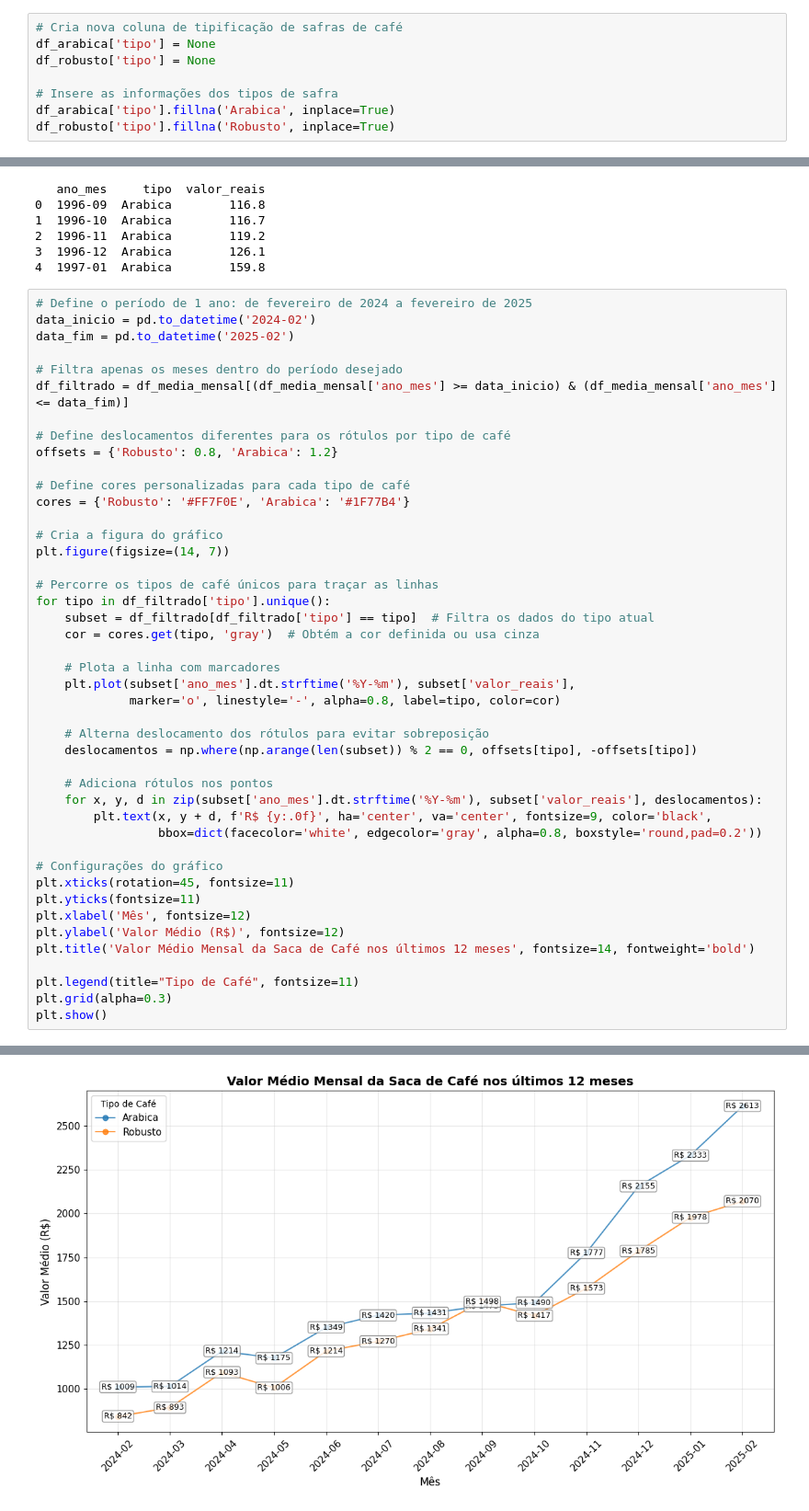
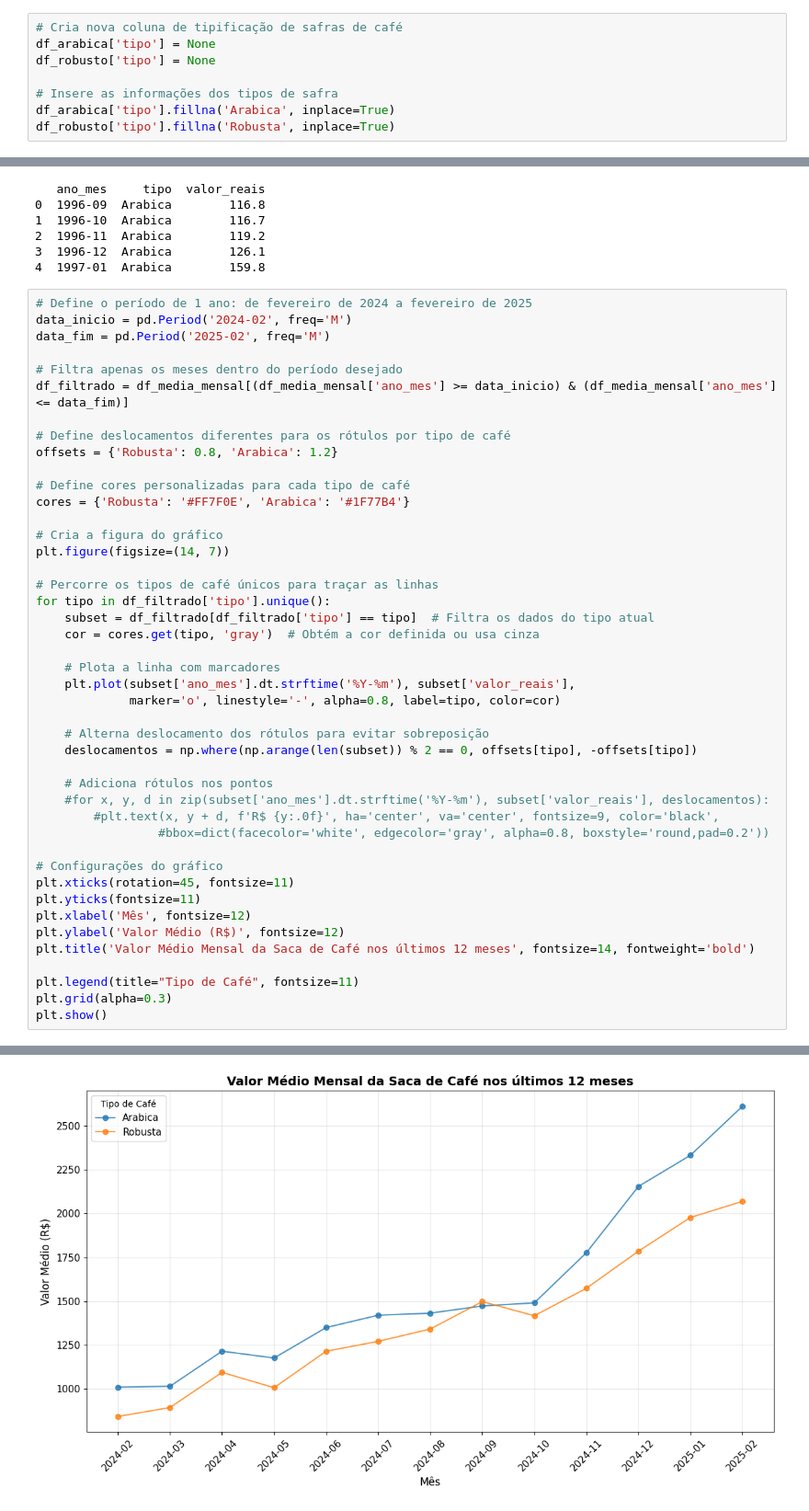
Before and after one commit to adrianomsn/analise_cafe, a Jupyter notebook: analise_cafe.ipynb, the cells around one changed output, grey strips where cells are left out. Shown at 92% size. Drawn from its saved outputs; the diff is of its cells as text.

Commit message:
Adiciona gráfico sem rótulos de dados visando melhorar visualização de dados

```diff
--- a/analise_cafe.ipynb
+++ b/analise_cafe.ipynb
@@ -24,7 +24,7 @@ df_robusto['tipo'] = None
 
 # Insere as informações dos tipos de safra
 df_arabica['tipo'].fillna('Arabica', inplace=True)
-df_robusto['tipo'].fillna('Robusto', inplace=True)
+df_robusto['tipo'].fillna('Robusta', inplace=True)
 # %% [output]
 The behavior will change in pandas 3.0. This inplace method will never work because the intermediate object on which we are setting values always behaves as a copy.
 
@@ -99,17 +98,17 @@ print(df_media_mensal.head())
 4  1997-01  Arabica        159.8
 # %%
 # Define o período de 1 ano: de fevereiro de 2024 a fevereiro de 2025
-data_inicio = pd.to_datetime('2024-02')
-data_fim = pd.to_datetime('2025-02')
+data_inicio = pd.Period('2024-02', freq='M')
+data_fim = pd.Period('2025-02', freq='M')
 
 # Filtra apenas os meses dentro do período desejado
 df_filtrado = df_media_mensal[(df_media_mensal['ano_mes'] >= data_inicio) & (df_media_mensal['ano_mes'] <= data_fim)]
 
 # Define deslocamentos diferentes para os rótulos por tipo de café
-offsets = {'Robusto': 0.8, 'Arabica': 1.2}
+offsets = {'Robusta': 0.8, 'Arabica': 1.2}
 
 # Define cores personalizadas para cada tipo de café
-cores = {'Robusto': '#FF7F0E', 'Arabica': '#1F77B4'}
+cores = {'Robusta': '#FF7F0E', 'Arabica': '#1F77B4'}
 
 # Cria a figura do gráfico
 plt.figure(figsize=(14, 7))
@@ -127,9 +126,9 @@ for tipo in df_filtrado['tipo'].unique():
     deslocamentos = np.where(np.arange(len(subset)) % 2 == 0, offsets[tipo], -offsets[tipo])
 
     # Adiciona rótulos nos pontos
-    for x, y, d in zip(subset['ano_mes'].dt.strftime('%Y-%m'), subset['valor_reais'], deslocamentos):
-        plt.text(x, y + d, f'R$ {y:.0f}', ha='center', va='center', fontsize=9, color='black',
-                 bbox=dict(facecolor='white', edgecolor='gray', alpha=0.8, boxstyle='round,pad=0.2'))
+    #for x, y, d in zip(subset['ano_mes'].dt.strftime('%Y-%m'), subset['valor_reais'], deslocamentos):
+        #plt.text(x, y + d, f'R$ {y:.0f}', ha='center', va='center', fontsize=9, color='black',
+                 #bbox=dict(facecolor='white', edgecolor='gray', alpha=0.8, boxstyle='round,pad=0.2'))
 
 # Configurações do gráfico
 plt.xticks(rotation=45, fontsize=11)
@@ -162 +144 @@ plt.show()
-[figure, old version]
+[figure, new version]
```
Also changed, not shown: parts of 3 cells of this notebook, 2 other files.
